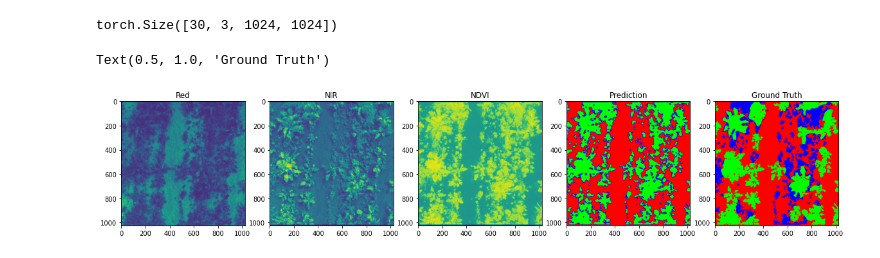
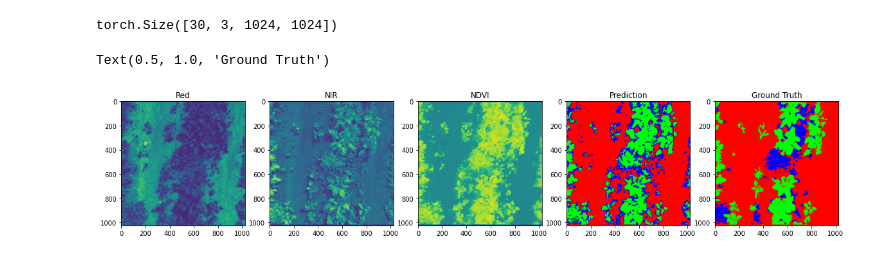
Before and after one commit to Deceptrax123/Crop-Weed-Semantic-Segmentation, a Jupyter notebook: test_metrics.ipynb, the cells around one changed output. Drawn from its saved outputs; the diff is of its cells as text; code cells hidden in the pictures.

```diff
--- a/test_metrics.ipynb
+++ b/test_metrics.ipynb
@@ -15,8 +15,10 @@ from data_script import read_file
 #load model and samples
 
 model=Architecture().to(device=torch.device('cpu'))
+model.load_state_dict(torch.load("./models/our_model/run_7/model250.pth"))
 
-model.load_state_dict(torch.load("./models/our_model/run_7/model250.pth"))
+model1=MyArch().to(torch.device("cpu"))
+model1.load_state_dict(torch.load("./models/encoder_decoder/model280.pth"))
 
 train,test=read_file()
 
@@ -30,7 +32,10 @@ for i,(x_sample,y_sample) in enumerate(loader):
     x_sample=x_sample.to(device=torch.device("cpu"))
     y_sample=y_sample.to(device=torch.device("cpu"))
 
-    predictions=model(x_sample)
+    predictions_unet=model(x_sample)
+    predictions_enc=model1(x_sample)
+
+    predictions=(0.85*predictions_unet+0.60*predictions_enc)/1.45
 # %%
 #convert to HXWXC vectors
 
@@ -60,31 +65,31 @@ predictions=predictions.permute(0,2,3,1)
 # %%
 #Visualize
 
-t=2
+t=10
 fig=plt.figure(figsize=(20,20),dpi=72)
 ax1=fig.add_subplot(1,5,1)
 ax1.imshow(x_sample[t,:,:,0])
 ax1.set_title("Red")
 
 ax2=fig.add_subplot(1,5,2)
 ax2.imshow(x_sample[t,:,:,1])
 ax2.set_title("NIR")
 
 ax3=fig.add_subplot(1,5,3)
 ax3.imshow(x_sample[t,:,:,2])
 ax3.set_title("NDVI")
 
 
 ax4=fig.add_subplot(1,5,4)
 ax4.imshow(predictions[t])
 ax4.set_title("Prediction")
 
 ax5=fig.add_subplot(1,5,5)
 ax5.imshow(y_sample[t])
 ax5.set_title("Ground Truth")
 # %% [output]
 Text(0.5, 1.0, 'Ground Truth')
-[figure, old version]
+[figure, new version]
 # %%
 #convert to numpy and flatten by (BXHXW,4)
 
```
Also changed, not shown: parts of 10 cells of this notebook, 1 other file.
